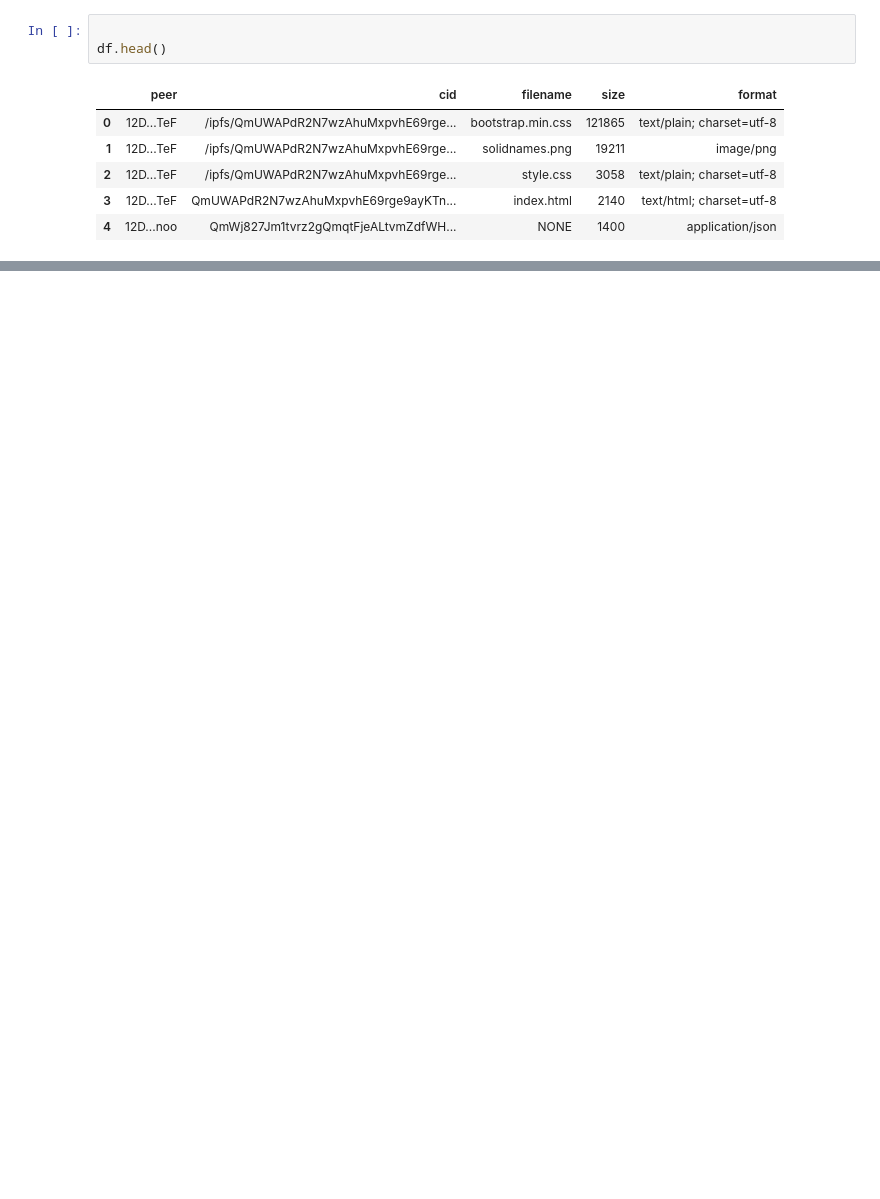
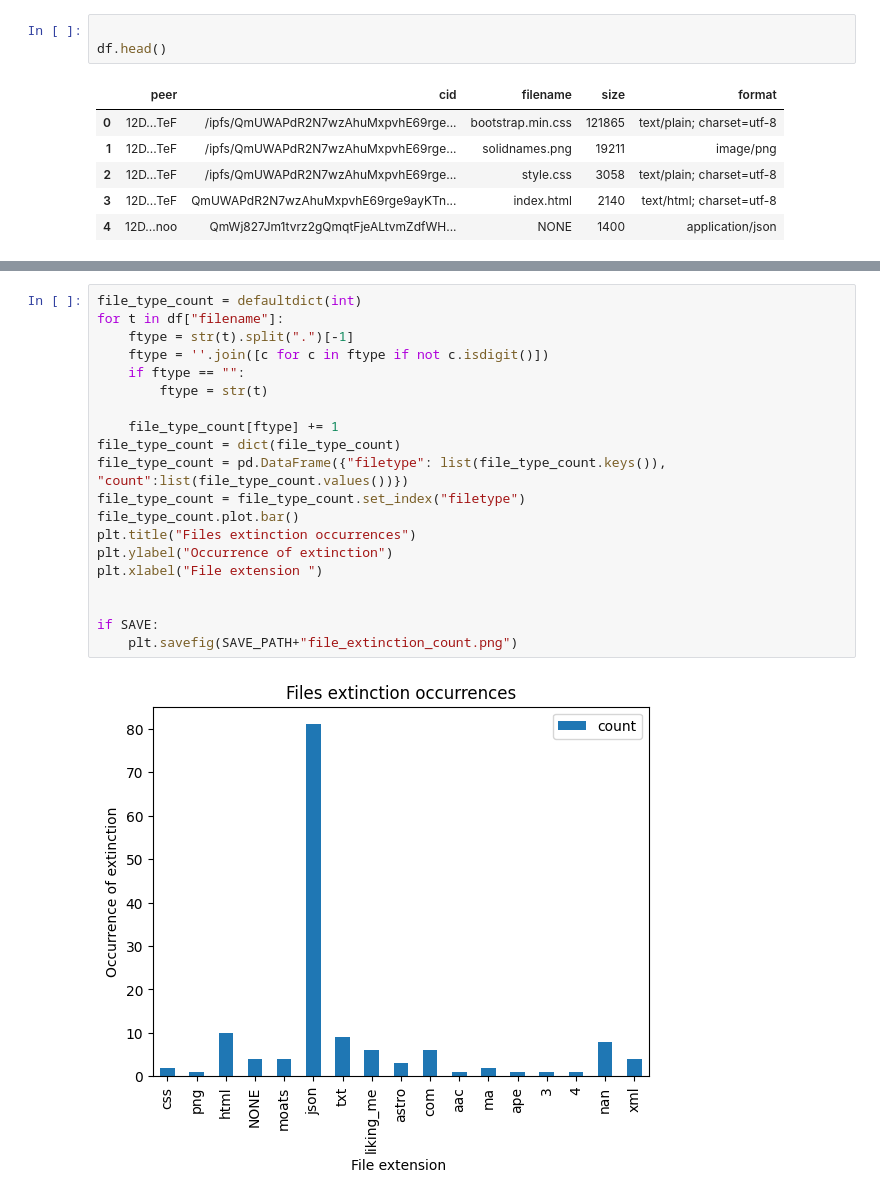
Before and after one commit to AxelGard/seek-ipns, a Jupyter notebook: playground/peer_data.ipynb, the cells around one changed output, grey strips where cells are left out. Saved outputs shown, nothing was run; the diff lists cells and outputs as text; blank space fills up the shorter version.

```diff
--- a/playground/peer_data.ipynb
+++ b/playground/peer_data.ipynb
@@ -165,0 +191,22 @@ See the caveats in the documentation: https://pandas.pydata.org/pandas-docs/stab
+# %%
+file_type_count = defaultdict(int)
+for t in df["filename"]:
+    ftype = str(t).split(".")[-1]
+    ftype = ''.join([c for c in ftype if not c.isdigit()])
+    if ftype == "":
+        ftype = str(t)
+
+    file_type_count[ftype] += 1
+file_type_count = dict(file_type_count)
+file_type_count = pd.DataFrame({"filetype": list(file_type_count.keys()), "count":list(file_type_count.values())})
+file_type_count = file_type_count.set_index("filetype")
+file_type_count.plot.bar()
+plt.title("Files extinction occurrences")
+plt.ylabel("Occurrence of extinction")
+plt.xlabel("File extension ")
+
+
+if SAVE:
+    plt.savefig(SAVE_PATH+"file_extinction_count.png")
+# %% [output]
+[figure, added]
```
Also changed, not shown: parts of 9 cells of this notebook, 8 other files.
